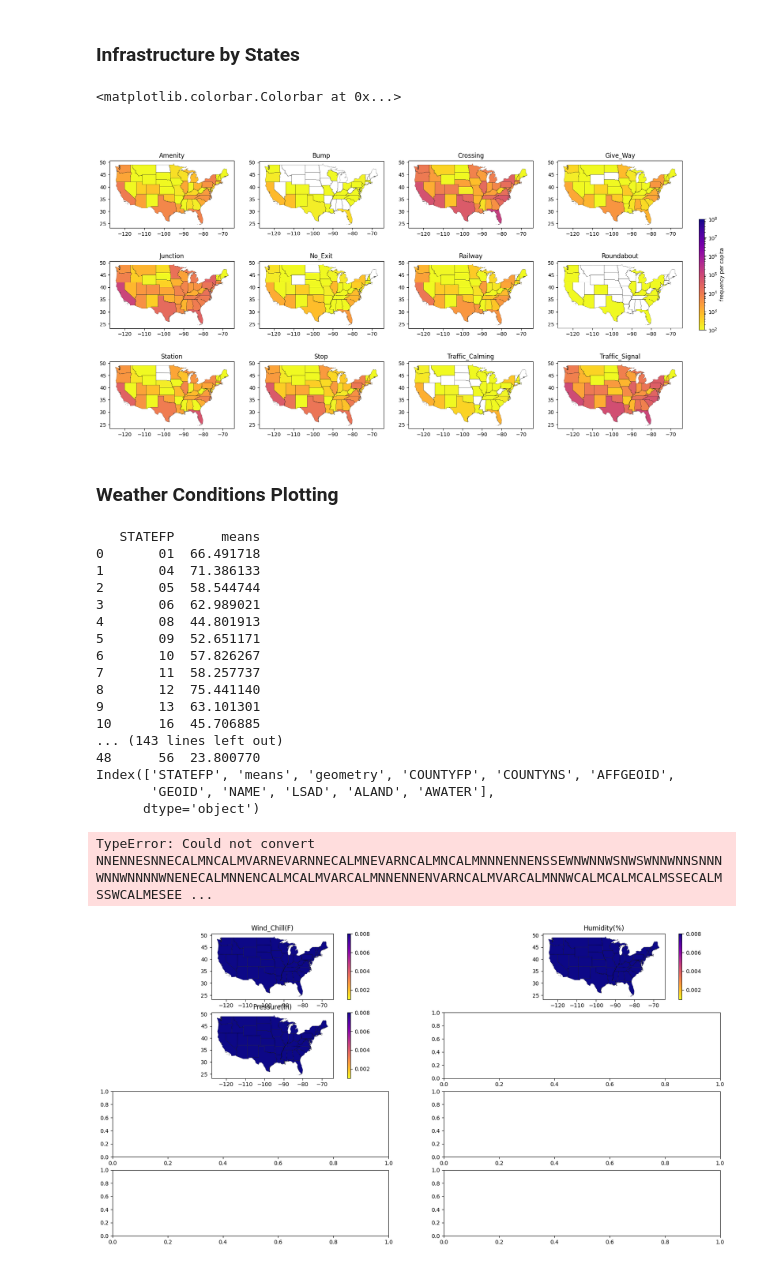
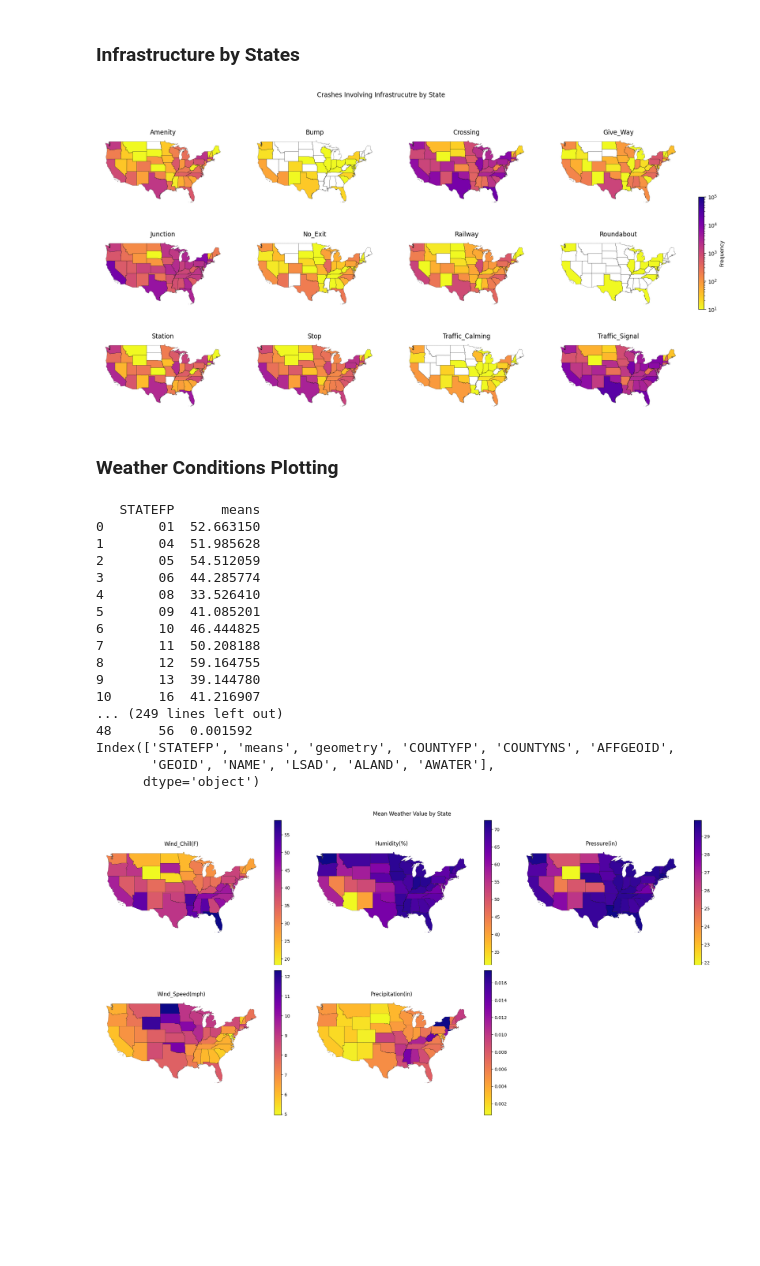
Before and after one commit to fletchmur/car-accidents, a Jupyter notebook: geographic.ipynb, the cells around one changed output. Cells and saved outputs as stored; diff of their text form; code cells hidden in the pictures; blank space fills up the shorter version.

```diff
--- a/geographic.ipynb
+++ b/geographic.ipynb
@@ -153,7 +180,7 @@ infrastructure = ["Amenity", 'Bump', 'Crossing', 'Give_Way', 'Junction', 'No_Exi
 fig , axes = plt.subplots(3, 4, figsize=(20, 10))
 axes = axes.ravel()
 norm = Normalize(vmin=0, vmax=100000)
-norm = LogNorm(vmin=100, vmax=100000000)
+norm = LogNorm(vmin=1e1, vmax=1e5)
 
 maxes = []
 mins = []
@@ -182,6 +209,7 @@ for i, feature in enumerate(infrastructure):
     state_data.boundary.plot(linewidth=0.2, color='black', ax=axes[i])
     im = geographic_data.plot(column='percapita', legend=False, cmap='plasma_r', ax=axes[i], norm=norm)
     axes[i].set_title(feature)
+    axes[i].set_axis_off()
 
 fig.subplots_adjust(right=0.9)
 sm = ScalarMappable(norm=norm, cmap="plasma_r")
@@ -189,50 +217,56 @@ sm.set_array([])
 cbar_ax = fig.add_axes([0.88, 0.15, 0.05, 0.8])
 cbar_ax.set_axis_off()
 fig.colorbar(sm,
-            ax=cbar_ax, orientation="vertical", pad=0.01, label="frequency per capita")
+            ax=cbar_ax, orientation="vertical", pad=0.01, label="Frequency")
+fig.suptitle("Crashes Involving Infrastrucutre by State")
+
+plt.savefig("figures/Infrastructure_by_State")
 # %% [output]
-<matplotlib.colorbar.Colorbar at 0x...>
-[figure, old version]
+[figure, new version]
 # %% [markdown]
 ### Weather Conditions Plotting
 # %%
-weather_conditions = ['Wind_Chill(F)', 'Humidity(%)', 'Pressure(in)', 'Wind_Direction',
-                      'Wind_Speed(mph)', 'Precipitation(in)', 'Weather_Condition']
+weather_conditions = ['Wind_Chill(F)', 'Humidity(%)', 'Pressure(in)',
+                      'Wind_Speed(mph)', 'Precipitation(in)']
 
-fig , axes = plt.subplots(4, 2, figsize=(20, 10))
+fig , axes = plt.subplots(2, 3, figsize=(20, 10))
 axes = axes.ravel()
-
-
 
 for i, feature in enumerate(weather_conditions):
 
     means_by_state = accident_data.groupby("STATEFP")[feature].mean().reset_index().rename(columns={feature: "means"})
     print(means_by_state)
 
     geographic_data = gpd.GeoDataFrame(means_by_state.merge(state_data, on='STATEFP'), geometry='geometry')
     print(geographic_data.columns)
 
     state_data.to_crs("5071")
     state_data.boundary.plot(linewidth=0.2, color='black', ax=axes[i])
-    im = geographic_data.plot(column='means', legend=True, cmap='plasma_r', ax=axes[i], norm=norm)
+    im = geographic_data.plot(column='means', legend=True, cmap='plasma_r', ax=axes[i], label='Mean Weather Condition')
     axes[i].set_title(feature)
+    axes[i].set_axis_off()
+
+axes[5].set_axis_off()
+
+plt.suptitle("Mean Weather Value by State")
+plt.tight_layout()
+plt.savefig("figures/mean_weather_per_state")
 # %% [output]
    STATEFP      means
-0       01  66.491718
-1       04  71.386133
-2       05  58.544744
-3       06  62.989021
-4       08  44.801913
-5       09  52.651171
-6       10  57.826267
-7       11  58.257737
-8       12  75.441140
-9       13  63.101301
-10      16  45.706885
-... (143 lines left out)
-48      56  23.800770
+0       01  52.663150
+1       04  51.985628
+2       05  54.512059
+3       06  44.285774
+4       08  33.526410
+5       09  41.085201
+6       10  46.444825
+7       11  50.208188
+8       12  59.164755
+9       13  39.144780
+10      16  41.216907
+... (249 lines left out)
+48      56  0.001592
 Index(['STATEFP', 'means', 'geometry', 'COUNTYFP', 'COUNTYNS', 'AFFGEOID',
        'GEOID', 'NAME', 'LSAD', 'ALAND', 'AWATER'],
       dtype='object')
-TypeError: Could not convert NNENNESNNECALMNCALMVARNEVARNNECALMNEVARNCALMNCALMNNNENNENSSEWNWNNWSNWSWNNWNNSNNNWNNWNNNNWNENECALMNNENCALMCALMVARCALMNNENNENVARNCALMVARCALMNNWCALMCALMCALMSSECALMSSWCALMESEE ...
-[figure, old version]
+[figure, new version]
```
Also changed, not shown: parts of 6 cells of this notebook, 6 other files.
